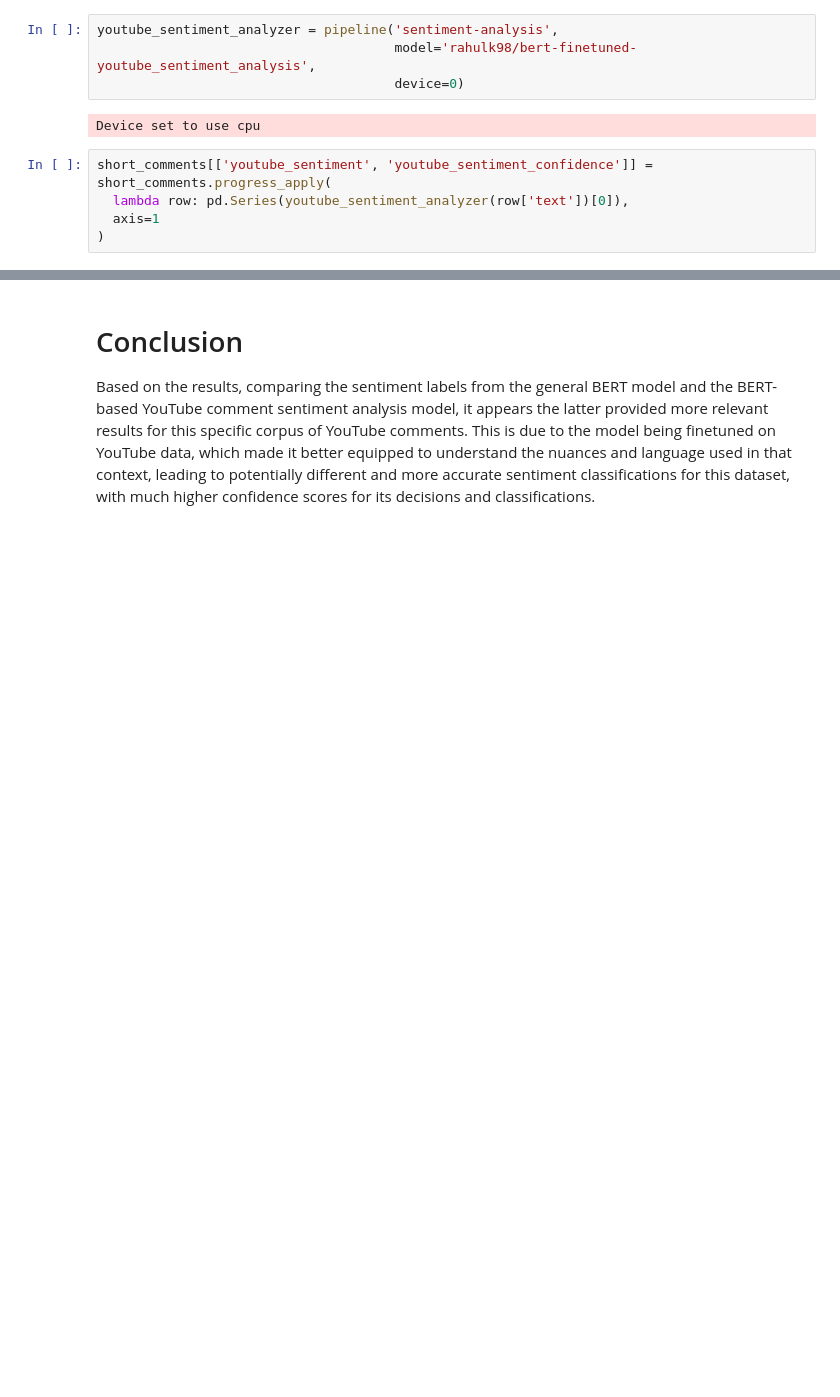
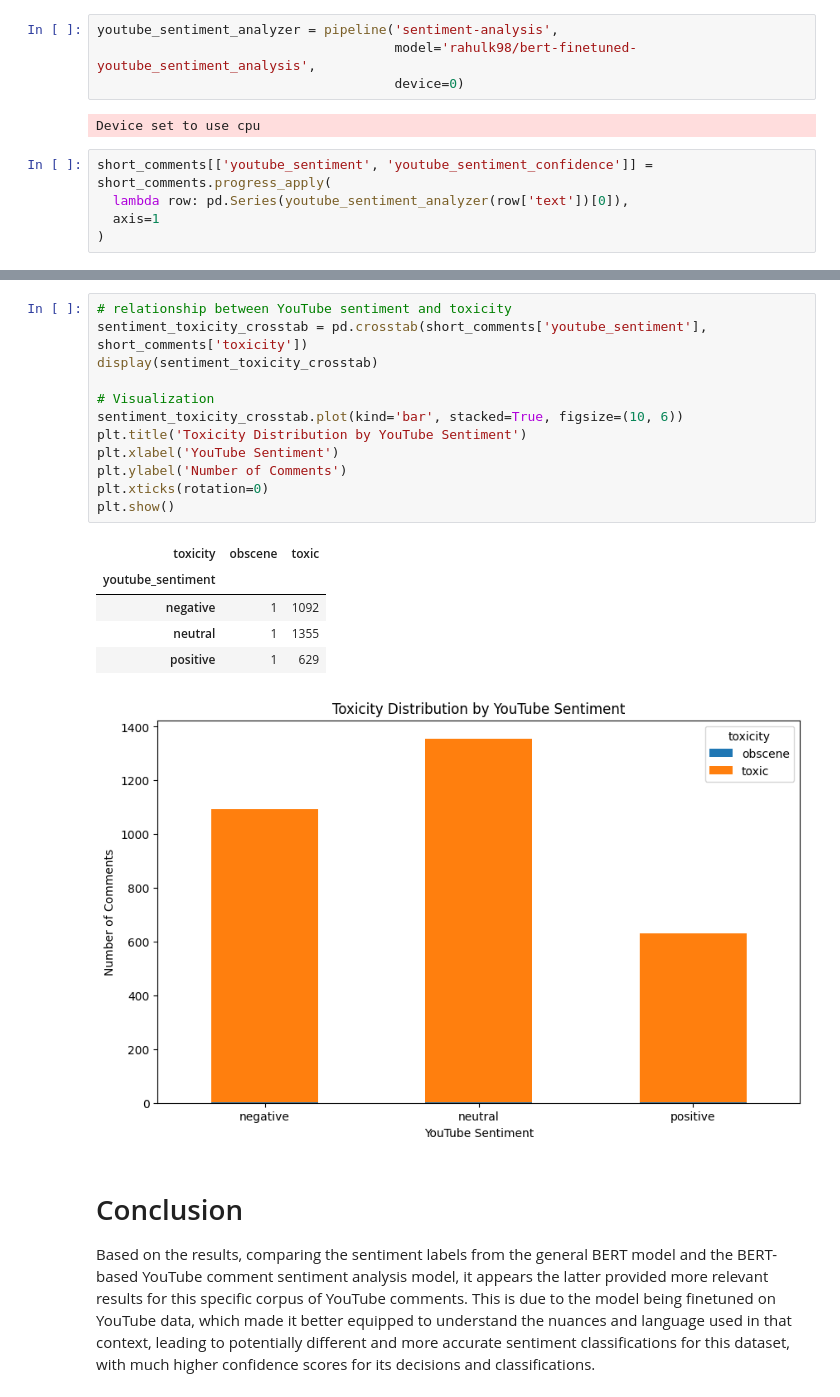
Before and after one commit to kyleishaumbay/Umbay-Hierro-CSCI-161.03-UV2, a Jupyter notebook: [Umbay&Hierro]_3_3_Large_Word_Embedding.ipynb, the cells around one changed output, grey strips where cells are left out. Saved outputs shown, nothing was run; the diff lists cells and outputs as text; blank space fills up the shorter version.

```diff
--- a/[Umbay&Hierro]_3_3_Large_Word_Embedding.ipynb
+++ b/[Umbay&Hierro]_3_3_Large_Word_Embedding.ipynb
@@ -322,6 +322,25 @@ short_comments.head()
 | 2 | Hello dear... I really appreciate... | https://www.youtube.com/watch?v=o... | 2025-09-09 20:05:41 | Hello dear... I really appreciate... | 0 | UgzYT3Etk-P5otJtTKF4AaABAg | youtube | Hello dear I appreciate comment I... | ... |
 | 3 | Hello dear... I really appreciate... | https://www.youtube.com/watch?v=o... | 2025-09-09 20:04:40 | Hello dear... I really appreciate... | 0 | UgyIKvl9rpFtLHpw6Ul4AaABAg | youtube | Hello dear I appreciate comment I... | ... |
 | 4 | Hello dear... I really appreciate... | https://www.youtube.com/watch?v=o... | 2025-09-09 20:04:28 | Hello dear... I really appreciate... | 0 | UgyB14bghklGyJpGm2N4AaABAg | youtube | Hello dear I appreciate comment I... | ... |
+# %%
+# relationship between YouTube sentiment and toxicity
+sentiment_toxicity_crosstab = pd.crosstab(short_comments['youtube_sentiment'], short_comments['toxicity'])
+display(sentiment_toxicity_crosstab)
+
+# Visualization
+sentiment_toxicity_crosstab.plot(kind='bar', stacked=True, figsize=(10, 6))
+plt.title('Toxicity Distribution by YouTube Sentiment')
+plt.xlabel('YouTube Sentiment')
+plt.ylabel('Number of Comments')
+plt.xticks(rotation=0)
+plt.show()
+# %% [output]
+| toxicity | obscene | toxic |
+| youtube_sentiment |  |  |
+| negative | 1 | 1092 |
+| neutral | 1 | 1355 |
+| positive | 1 | 629 |
+[figure, added]
 # %% [markdown]
 # Conclusion
 
```
Also changed, not shown: parts of 4 cells of this notebook.
